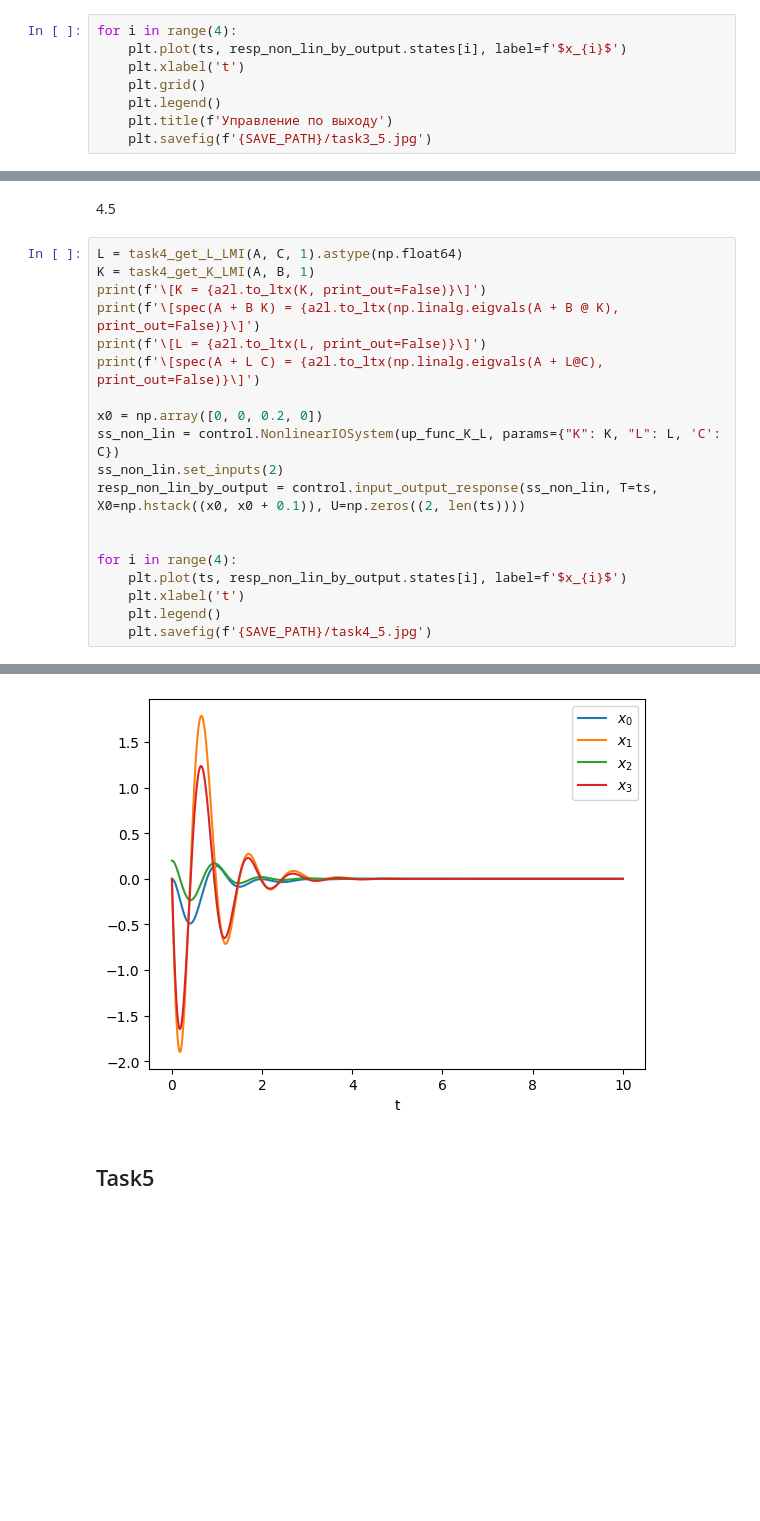
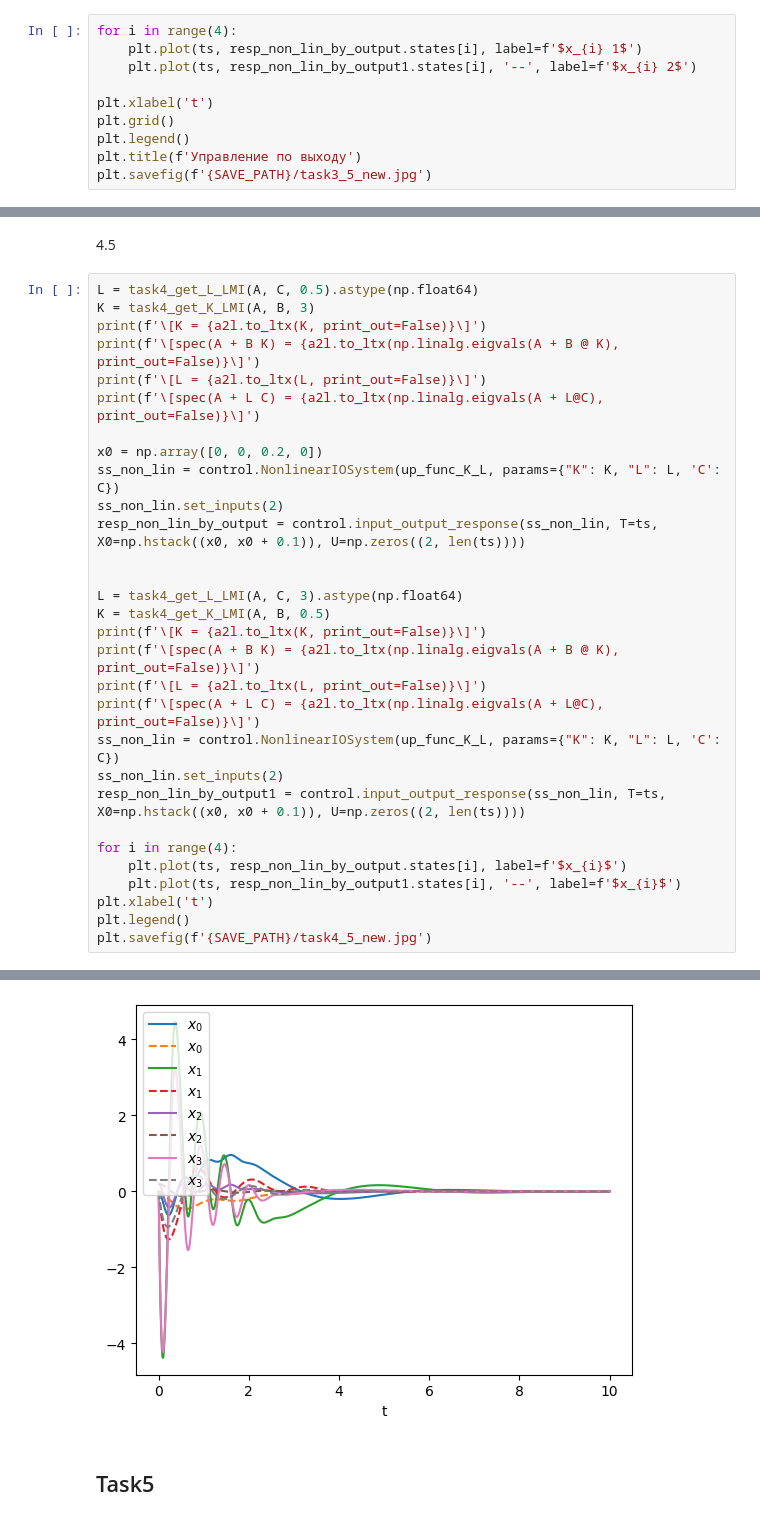
Before and after one commit to lalayants/control-theory-itmo-2023-2024, a Jupyter notebook: project/project.ipynb, the cells around one changed output, grey strips where cells are left out. Cells and saved outputs as stored; diff of their text form; blank space fills up the shorter version.

```diff
--- a/project/project.ipynb
+++ b/project/project.ipynb
@@ -488,9 +528,11 @@ print(f'\[\Gamma = {a2l.to_ltx(new_g, print_out=False)}\]')
 # %%
 for i in range(4):
-    plt.plot(ts, resp_non_lin_by_output.states[i], label=f'$x_{i}$')
-    plt.xlabel('t')
-    plt.grid()
-    plt.legend()
-    plt.title(f'Управление по выходу')
-    plt.savefig(f'{SAVE_PATH}/task3_5.jpg')
+    plt.plot(ts, resp_non_lin_by_output.states[i], label=f'$x_{i} 1$')
+    plt.plot(ts, resp_non_lin_by_output1.states[i], '--', label=f'$x_{i} 2$')
+
+plt.xlabel('t')
+plt.grid()
+plt.legend()
+plt.title(f'Управление по выходу')
+plt.savefig(f'{SAVE_PATH}/task3_5_new.jpg')
 # %% [output]
@@ -792,8 +834,8 @@ for x0 in x0s:
 # %% [markdown]
 4.5
 # %%
-L = task4_get_L_LMI(A, C, 1).astype(np.float64)
-K = task4_get_K_LMI(A, B, 1)
+L = task4_get_L_LMI(A, C, 0.5).astype(np.float64)
+K = task4_get_K_LMI(A, B, 3)
 print(f'\[K = {a2l.to_ltx(K, print_out=False)}\]')
 print(f'\[spec(A + B K) = {a2l.to_ltx(np.linalg.eigvals(A + B @ K), print_out=False)}\]')
 print(f'\[L = {a2l.to_ltx(L, print_out=False)}\]')
@@ -805,10 +847,21 @@ ss_non_lin.set_inputs(2)
 resp_non_lin_by_output = control.input_output_response(ss_non_lin, T=ts, X0=np.hstack((x0, x0 + 0.1)), U=np.zeros((2, len(ts))))
 
 
+L = task4_get_L_LMI(A, C, 3).astype(np.float64)
+K = task4_get_K_LMI(A, B, 0.5)
+print(f'\[K = {a2l.to_ltx(K, print_out=False)}\]')
+print(f'\[spec(A + B K) = {a2l.to_ltx(np.linalg.eigvals(A + B @ K), print_out=False)}\]')
+print(f'\[L = {a2l.to_ltx(L, print_out=False)}\]')
+print(f'\[spec(A + L C) = {a2l.to_ltx(np.linalg.eigvals(A + L@C), print_out=False)}\]')
+ss_non_lin = control.NonlinearIOSystem(up_func_K_L, params={"K": K, "L": L, 'C': C})
+ss_non_lin.set_inputs(2)
+resp_non_lin_by_output1 = control.input_output_response(ss_non_lin, T=ts, X0=np.hstack((x0, x0 + 0.1)), U=np.zeros((2, len(ts))))
+
 for i in range(4):
     plt.plot(ts, resp_non_lin_by_output.states[i], label=f'$x_{i}$')
-    plt.xlabel('t')
-    plt.legend()
-    plt.savefig(f'{SAVE_PATH}/task4_5.jpg')
+    plt.plot(ts, resp_non_lin_by_output1.states[i], '--', label=f'$x_{i}$')
+plt.xlabel('t')
+plt.legend()
+plt.savefig(f'{SAVE_PATH}/task4_5_new.jpg')
 # %% [output]
 \[K = \begin{bmatrix}
@@ -828,5 +883,5 @@ for i in range(4):
 \end{bmatrix}\]
-[figure, old version]
+[figure, new version]
 # %% [markdown]
 ## Task5
 # %% [markdown]
```
Also changed, not shown: parts of 21 cells of this notebook, 8 other files.
